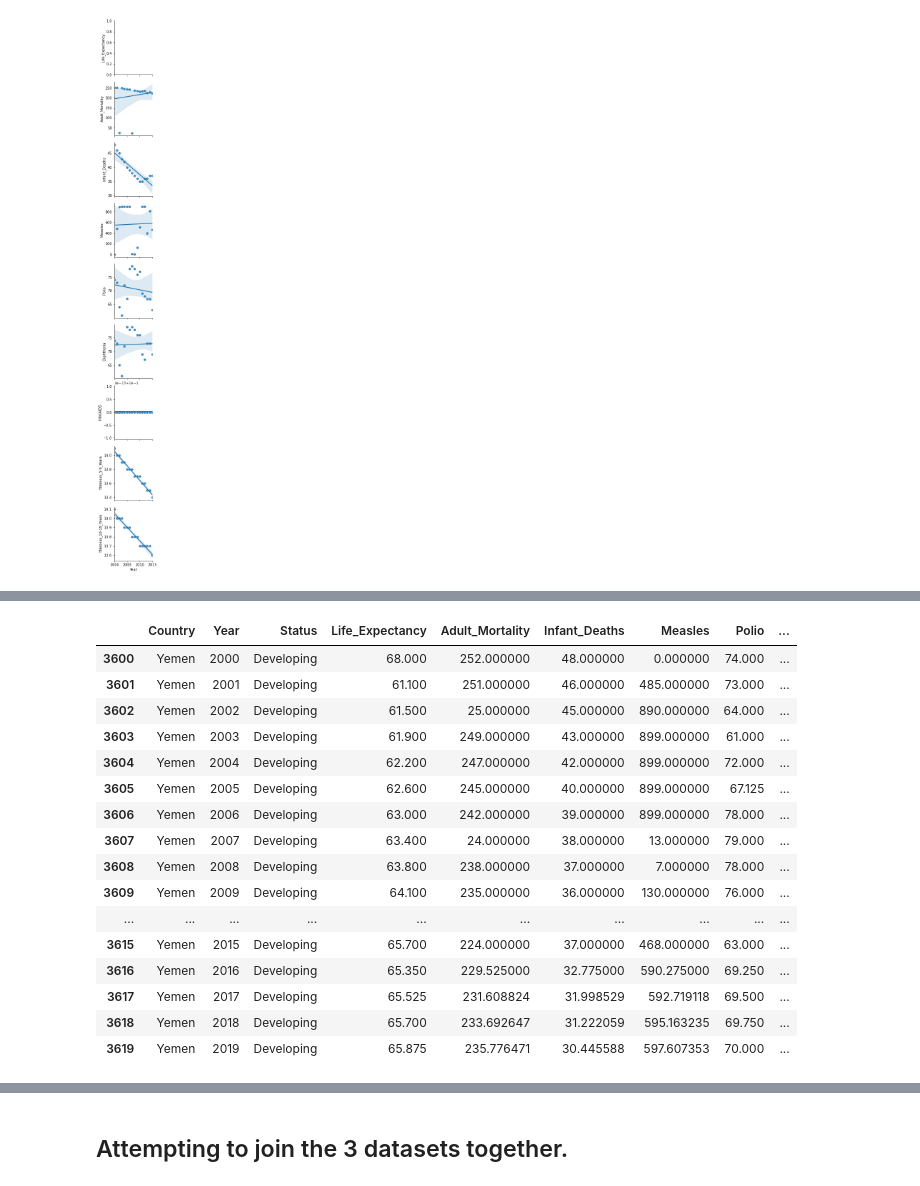
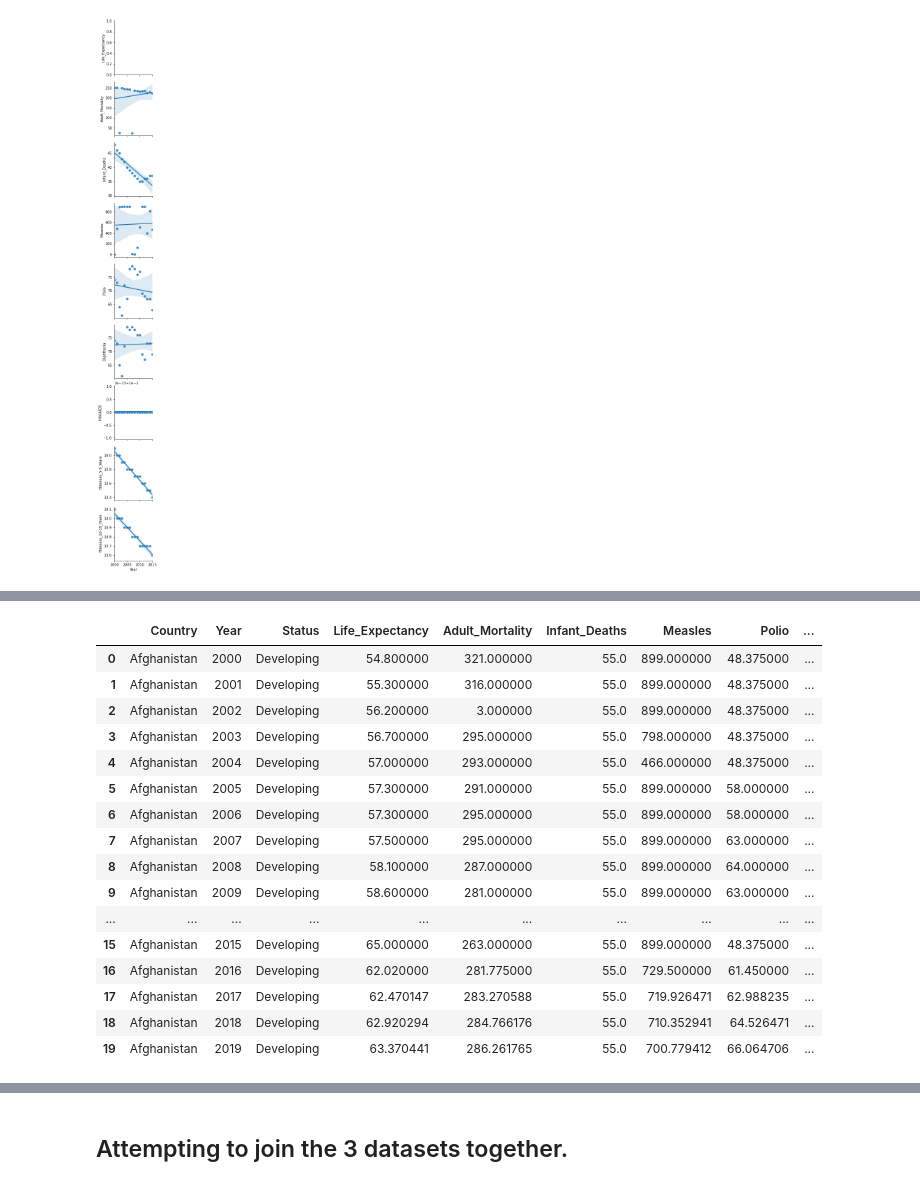
Before and after one commit to gskhaled/data-engineering-project, a Jupyter notebook: project.ipynb, the cells around one changed output, grey strips where cells are left out. Cells and saved outputs as stored; diff of their text form; code cells hidden in the pictures.

```diff
--- a/project.ipynb
+++ b/project.ipynb
@@ -804,41 +807,37 @@ for country in allCountries:
     i += 1
     dicData[country] = dicCountry
 # %%
-df_lifeExpectancy_copy2=df_lifeExpectancy_copy.copy()
-df_lifeExpectancy_copy2.set_index(['Country', 'Year'])
 for country in dicData.keys():
     entry2016 = {}
     entry2017 = {}
     entry2018 = {}
     entry2019 = {}
     for col in dicData[country]:
         entry2016[col] = dicData[country][col][0]
         entry2017[col] = dicData[country][col][1]
         entry2018[col] = dicData[country][col][2]
         entry2019[col] = dicData[country][col][3]
     entries = pd.DataFrame([entry2016, entry2017, entry2018, entry2019])
-    #print(entries)
-    df_lifeExpectancy_copy2 = df_lifeExpectancy_copy2.append(entries)
+    df_lifeExpectancy_copy = df_lifeExpectancy_copy.append(entries)
+
+df_lifeExpectancy_copy.sort_values(by=['Country','Year'], inplace=True)
+df_lifeExpectancy_copy = df_lifeExpectancy_copy.reset_index(drop=True)
+df_lifeExpectancy_copy.head(20)
+# %% [output]
+|  | Country | Year | Status | Life_Expectancy | Adult_Mortality | Infant_Deaths | Measles | Polio | ... |
+| 0 | Afghanistan | 2000 | Developing | 54.800000 | 321.000000 | 55.0 | 899.000000 | 48.375000 | ... |
+| 1 | Afghanistan | 2001 | Developing | 55.300000 | 316.000000 | 55.0 | 899.000000 | 48.375000 | ... |
+| 2 | Afghanistan | 2002 | Developing | 56.200000 | 3.000000 | 55.0 | 899.000000 | 48.375000 | ... |
+| 3 | Afghanistan | 2003 | Developing | 56.700000 | 295.000000 | 55.0 | 798.000000 | 48.375000 | ... |
+| 4 | Afghanistan | 2004 | Developing | 57.000000 | 293.000000 | 55.0 | 466.000000 | 48.375000 | ... |
+| 5 | Afghanistan | 2005 | Developing | 57.300000 | 291.000000 | 55.0 | 899.000000 | 58.000000 | ... |
+| 6 | Afghanistan | 2006 | Developing | 57.300000 | 295.000000 | 55.0 | 899.000000 | 58.000000 | ... |
+| 7 | Afghanistan | 2007 | Developing | 57.500000 | 295.000000 | 55.0 | 899.000000 | 63.000000 | ... |
+| 8 | Afghanistan | 2008 | Developing | 58.100000 | 287.000000 | 55.0 | 899.000000 | 64.000000 | ... |
+| 9 | Afghanistan | 2009 | Developing | 58.600000 | 281.000000 | 55.0 | 899.000000 | 63.000000 | ... |
+| ... | ... | ... | ... | ... | ... | ... | ... | ... | ... |
+| 15 | Afghanistan | 2015 | Developing | 65.000000 | 263.000000 | 55.0 | 899.000000 | 48.375000 | ... |
+| 16 | Afghanistan | 2016 | Developing | 62.020000 | 281.775000 | 55.0 | 729.500000 | 61.450000 | ... |
+| 17 | Afghanistan | 2017 | Developing | 62.470147 | 283.270588 | 55.0 | 719.926471 | 62.988235 | ... |
+| 18 | Afghanistan | 2018 | Developing | 62.920294 | 284.766176 | 55.0 | 710.352941 | 64.526471 | ... |
+| 19 | Afghanistan | 2019 | Developing | 63.370441 | 286.261765 | 55.0 | 700.779412 | 66.064706 | ... |
-# %%
-
-df_lifeExpectancy_copy2.sort_values(by=['Country','Year'], inplace=True)
-df_lifeExpectancy_copy2 = df_lifeExpectancy_copy2.reset_index(drop=True)
-df_lifeExpectancy_copy2[df_lifeExpectancy_copy2['Country']=="Yemen"]
-# %% [output]
-|  | Country | Year | Status | Life_Expectancy | Adult_Mortality | Infant_Deaths | Measles | Polio | ... |
-| 3600 | Yemen | 2000 | Developing | 68.000 | 252.000000 | 48.000000 | 0.000000 | 74.000 | ... |
-| 3601 | Yemen | 2001 | Developing | 61.100 | 251.000000 | 46.000000 | 485.000000 | 73.000 | ... |
-| 3602 | Yemen | 2002 | Developing | 61.500 | 25.000000 | 45.000000 | 890.000000 | 64.000 | ... |
-| 3603 | Yemen | 2003 | Developing | 61.900 | 249.000000 | 43.000000 | 899.000000 | 61.000 | ... |
-| 3604 | Yemen | 2004 | Developing | 62.200 | 247.000000 | 42.000000 | 899.000000 | 72.000 | ... |
-| 3605 | Yemen | 2005 | Developing | 62.600 | 245.000000 | 40.000000 | 899.000000 | 67.125 | ... |
-| 3606 | Yemen | 2006 | Developing | 63.000 | 242.000000 | 39.000000 | 899.000000 | 78.000 | ... |
-| 3607 | Yemen | 2007 | Developing | 63.400 | 24.000000 | 38.000000 | 13.000000 | 79.000 | ... |
-| 3608 | Yemen | 2008 | Developing | 63.800 | 238.000000 | 37.000000 | 7.000000 | 78.000 | ... |
-| 3609 | Yemen | 2009 | Developing | 64.100 | 235.000000 | 36.000000 | 130.000000 | 76.000 | ... |
-| ... | ... | ... | ... | ... | ... | ... | ... | ... | ... |
-| 3615 | Yemen | 2015 | Developing | 65.700 | 224.000000 | 37.000000 | 468.000000 | 63.000 | ... |
-| 3616 | Yemen | 2016 | Developing | 65.350 | 229.525000 | 32.775000 | 590.275000 | 69.250 | ... |
-| 3617 | Yemen | 2017 | Developing | 65.525 | 231.608824 | 31.998529 | 592.719118 | 69.500 | ... |
-| 3618 | Yemen | 2018 | Developing | 65.700 | 233.692647 | 31.222059 | 595.163235 | 69.750 | ... |
-| 3619 | Yemen | 2019 | Developing | 65.875 | 235.776471 | 30.445588 | 597.607353 | 70.000 | ... |
```
Also changed, not shown: parts of 16 cells of this notebook.
